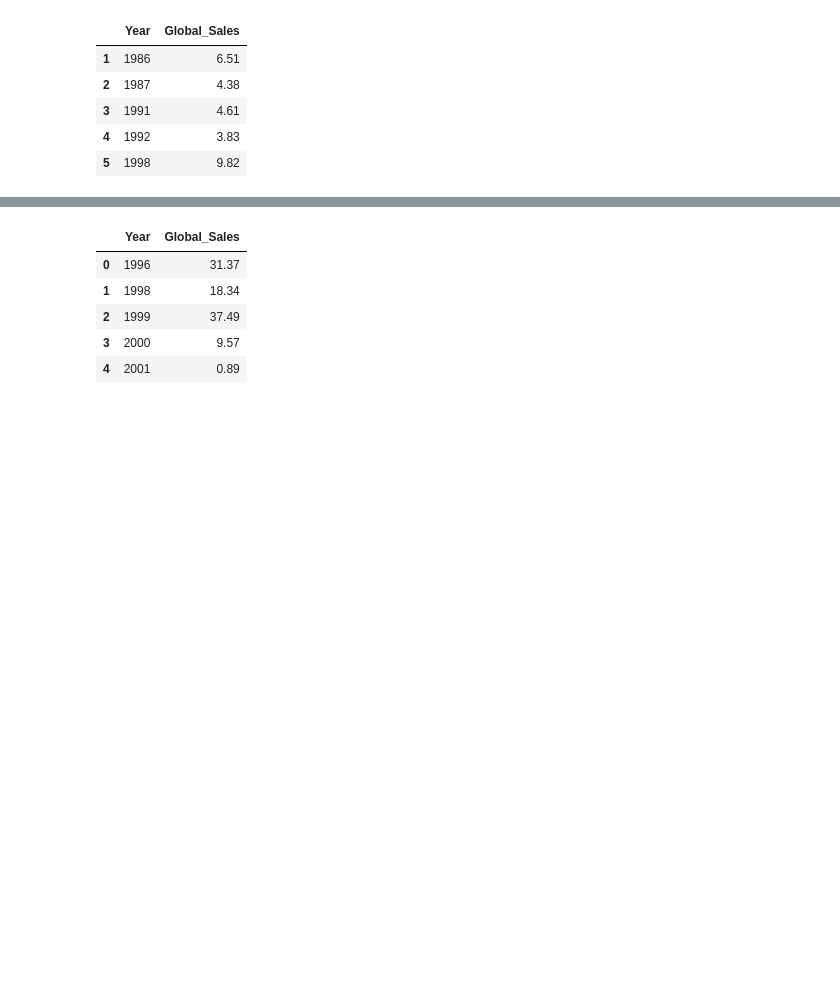
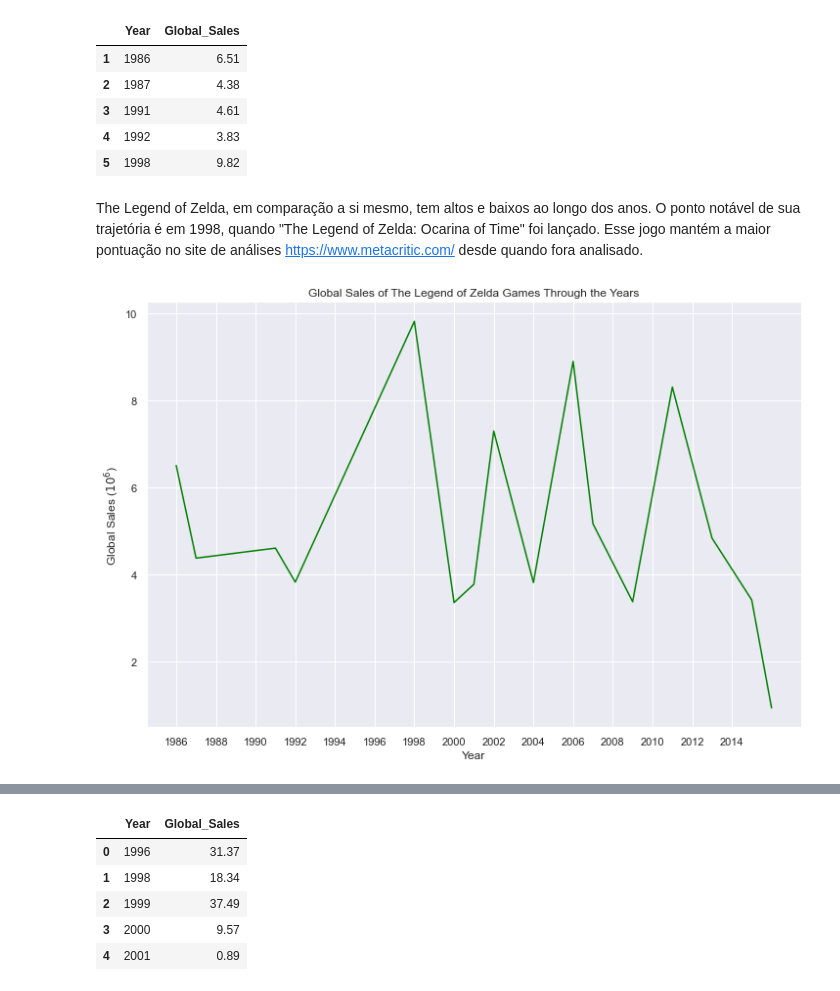
Before and after one commit to adamesalles/icd-eda, a Jupyter notebook: Eduardo.ipynb, the cells around one changed output, grey strips where cells are left out. Cells and saved outputs as stored; diff of their text form; code cells hidden in the pictures; blank space fills up the shorter version.

```diff
--- a/Eduardo.ipynb
+++ b/Eduardo.ipynb
@@ -119,3 +123,15 @@ zelda_sy.head()
 | 3 | 1991 | 4.61 |
 | 4 | 1992 | 3.83 |
 | 5 | 1998 | 9.82 |
+# %% [markdown]
+The Legend of Zelda, em comparação a si mesmo, tem altos e baixos ao longo dos anos. O ponto notável de sua trajetória é em 1998, quando "The Legend of Zelda: Ocarina of Time" foi lançado. Esse jogo mantém a maior pontuação no site de análises <https://www.metacritic.com/> desde quando fora analisado.
+# %%
+sns.set_theme(style="darkgrid") # Tema do seaborn (se não funcionar, lembrar de atualizar o módulo)
+fig, ax = plt.subplots(figsize=(12,8)) # Cria a figura e eixo
+sns.lineplot(ax = ax, x="Year", y="Global_Sales", color="green", data=zelda_sy) # Lineplot e seus parâmetros
+plt.xticks(range(1986,2015,2)) # Faz com que a divisão os anos seja discreta, também serve como padronização.
+plt.title("Global Sales of The Legend of Zelda Games Through the Years") # Título
+ax.set(ylabel='Global Sales ($10^6$)') # Rótulo eixo y
+plt.show()
+# %% [output]
+[figure, added]
```
Also changed, not shown: parts of 32 cells of this notebook.
